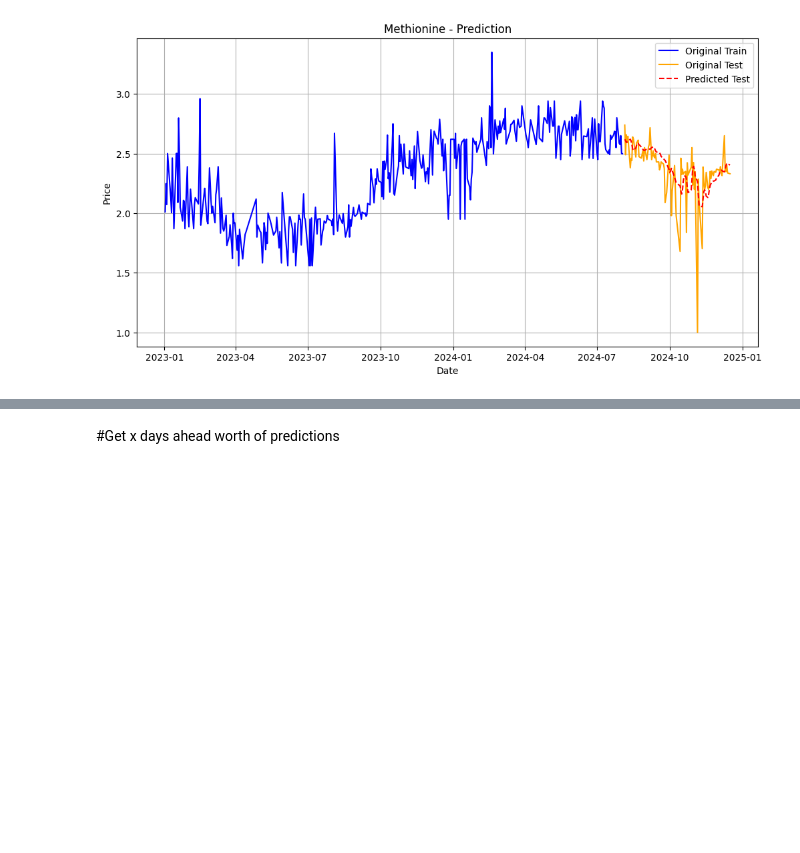
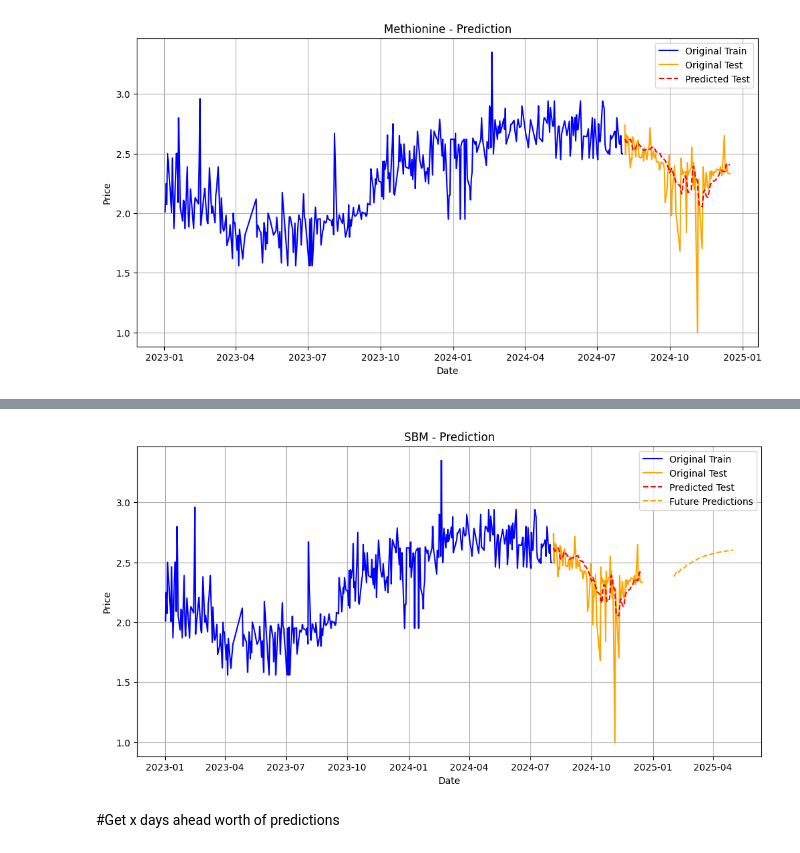
Before and after one commit to suhaodatascichem/Methionine-price, a Jupyter notebook: Methionine_price.ipynb, the cells around one changed output, grey strips where cells are left out. Saved outputs shown, nothing was run; the diff lists cells and outputs as text; code cells hidden in the pictures; blank space fills up the shorter version.

```diff
--- a/Methionine_price.ipynb
+++ b/Methionine_price.ipynb
@@ -485,3 +536,18 @@ plt.show()
+# %%
+plt.figure(figsize=(12, 6))
+plt.style.use('default')
+plt.plot(train_dates, y_train, label='Original Train', color = 'blue')
+plt.plot(test_dates, y_test, label='Original Test', color = 'orange')
+plt.plot(test_dates, y_test_pred, label='Predicted Test', linestyle='--', color = 'Red')
+plt.plot(predictions['Price'], label='Future Predictions', linestyle='--', color='orange')
+plt.xlabel('Date')
+plt.ylabel('Price')
+plt.title('SBM - Prediction')
+plt.legend()
+plt.grid(True)
+plt.show()
+# %% [output]
+[figure, added]
 # %% [markdown]
 #Get x days ahead worth of predictions
 # %%
```
Also changed, not shown: parts of 2 cells of this notebook.
